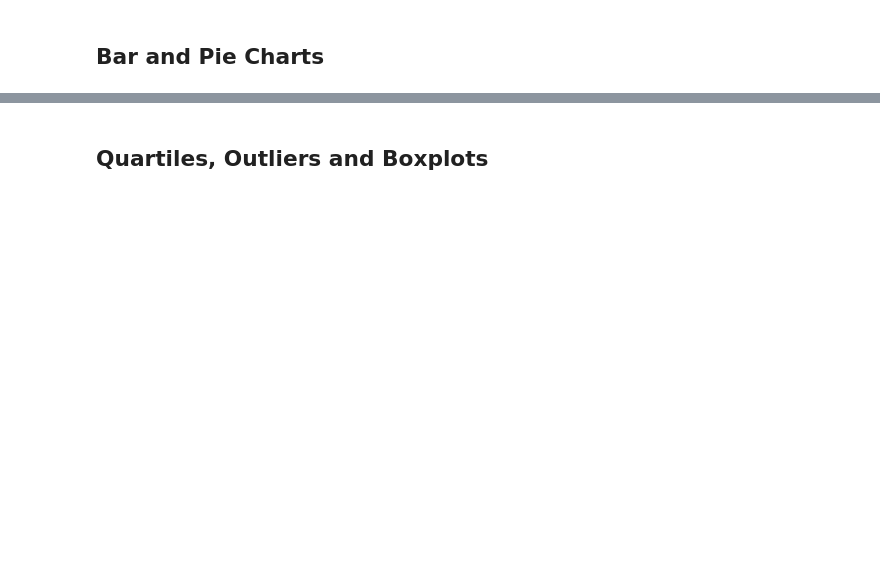
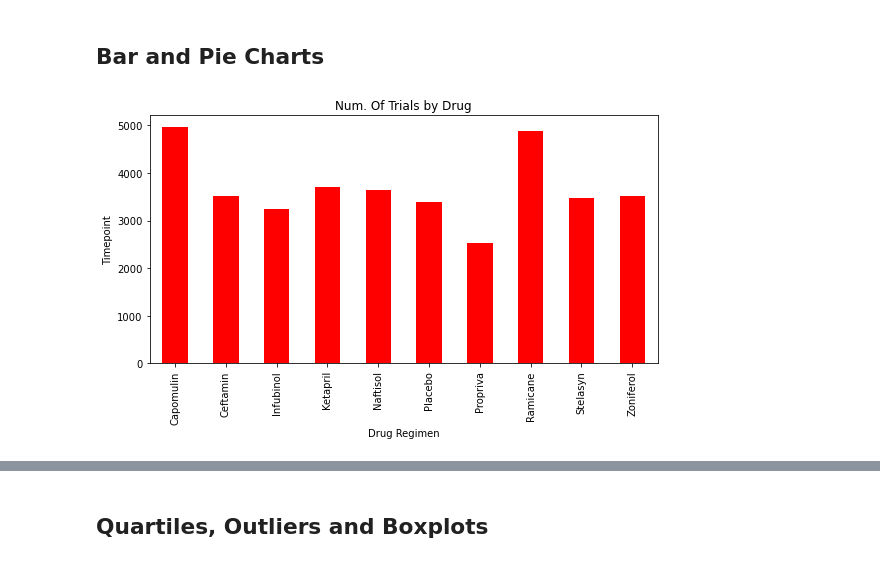
Before and after one commit to PJRyn/Preparing-Data-and-Visualising-with-Matplotlib, a Jupyter notebook: Pymaceuticals/pymaceuticals_starter.ipynb, the cells around one changed output, grey strips where cells are left out. Saved outputs shown, nothing was run; the diff lists cells and outputs as text; code cells hidden in the pictures; blank space fills up the shorter version.

```diff
--- a/Pymaceuticals/pymaceuticals_starter.ipynb
+++ b/Pymaceuticals/pymaceuticals_starter.ipynb
@@ -123,3 +120,9 @@ tumor_agg
 ## Bar and Pie Charts
 # %%
 # Generate a bar plot showing the total number of timepoints for all mice tested for each drug regimen using Pandas.
+mouse_drug_timepoints = clean_mouse_df.groupby(["Drug Regimen"]).sum()["Timepoint"]
+mouse_drug_timepoints_plot = mouse_drug_timepoints.plot.bar(ylabel="Timepoint", color = 'r', title = "Num. Of Trials by Drug", figsize = (8, 5), align='center')
+plt.tight_layout()
+plt.show()
+# %% [output]
+[figure, added]
```
Also changed, not shown: parts of 19 cells of this notebook, 1 other file.
